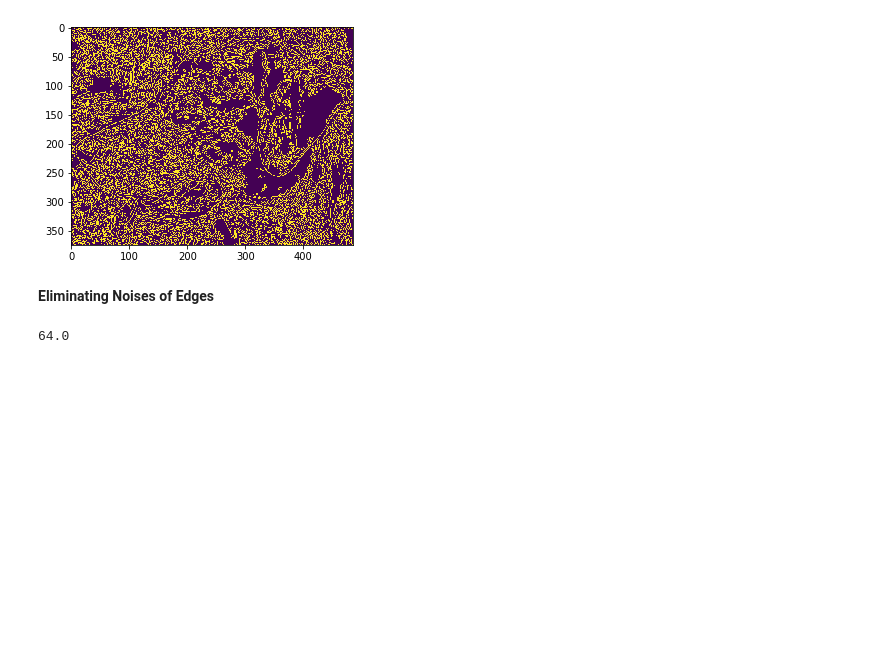
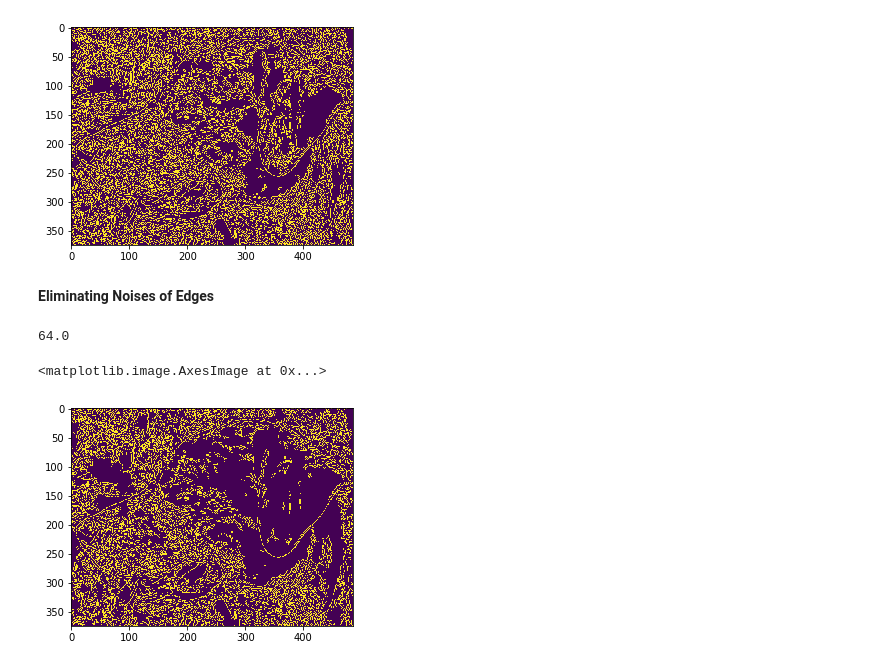
Before and after one commit to neemiasbsilva/object-detection-opencv, a Jupyter notebook: canny-edge-detection.ipynb, the cells around one changed output. Saved outputs shown, nothing was run; the diff lists cells and outputs as text; code cells hidden in the pictures; blank space fills up the shorter version.

Commit message:
Object detection - using Canny Edge Detections to sammy_faces

```diff
--- a/canny-edge-detection.ipynb
+++ b/canny-edge-detection.ipynb
@@ -48,3 +48,10 @@ med_value
 lower = int(max(0, 0.7 * med_value))
 # Upper Threshold to either 130% of the median or the max 255, whichever is smaller
 upper = int(min(255, 1.3 * med_value))
+# %%
+edges = cv2.Canny(image=img, threshold1=lower, threshold2=upper+100)
+# %%
+plt.imshow(edges)
+# %% [output]
+<matplotlib.image.AxesImage at 0x...>
+[figure, added]
```
Also changed, not shown: parts of 3 cells of this notebook.
